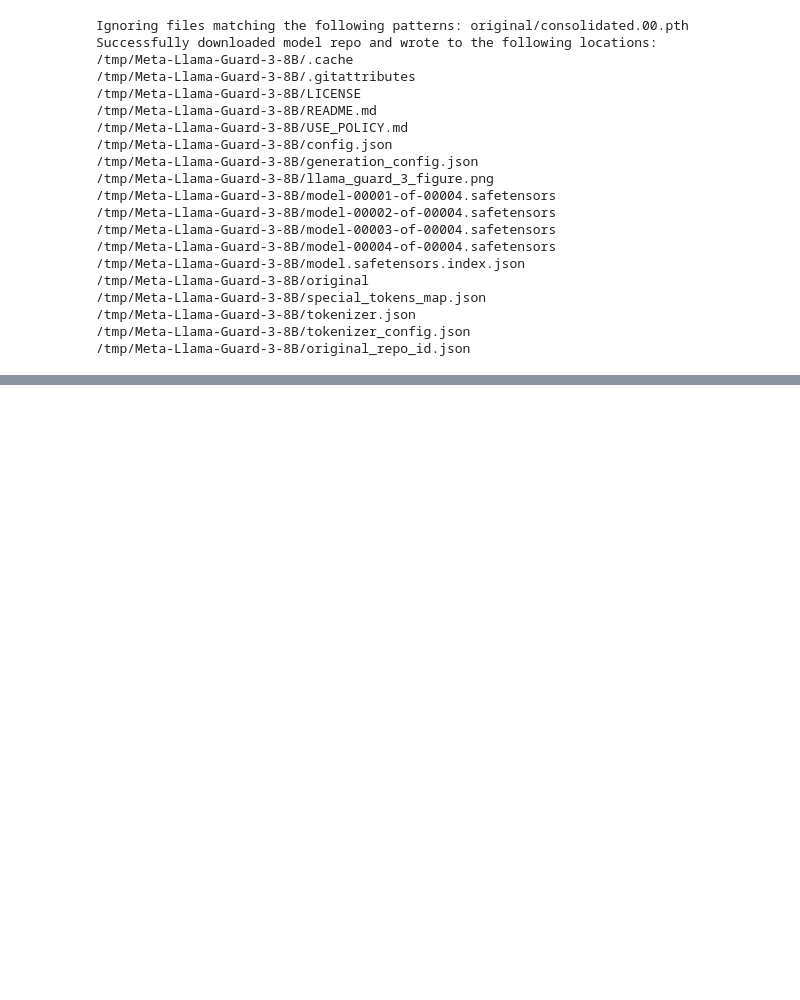
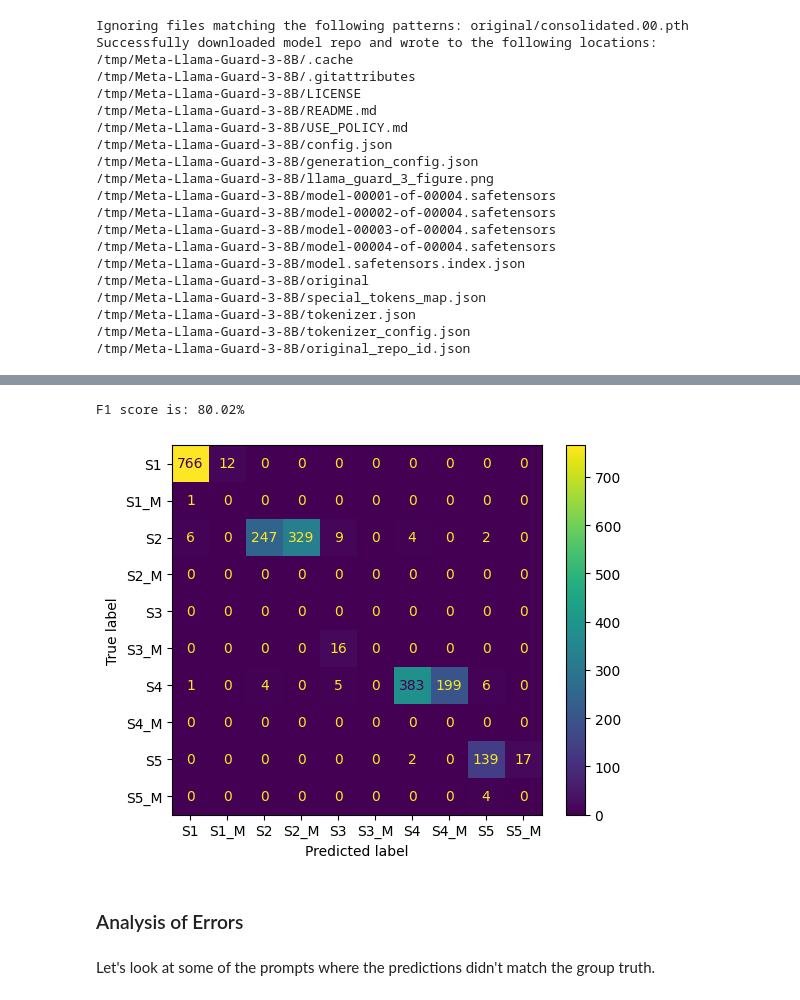
Before and after one commit to vikkubaligas/llama-cookbook, a Jupyter notebook: getting-started/responsible_ai/llama_guard/llama_guard_finetuning_multiple_violations_with_torchtune.ipynb, the cells around one changed output, grey strips where cells are left out. Drawn from its saved outputs; the diff is of its cells as text; code cells hidden in the pictures; blank space fills up the shorter version.

```diff
--- a/getting-started/responsible_ai/llama_guard/llama_guard_finetuning_multiple_violations_with_torchtune.ipynb
+++ b/getting-started/responsible_ai/llama_guard/llama_guard_finetuning_multiple_violations_with_torchtune.ipynb
@@ -670,0 +403,17 @@ Counter({'safe': 4698, 'unsafe\n012': 210, 'unsafe\n010': 90, 'unsafe\n01': 65,
+# %%
+import datasets
+
+val_dataset = datasets.load_dataset("ai4privacy/pii-masking-200k", split="train")
+
+# Map the labels to the categories defined above
+VAL_MAPPING = {"NAME": "S1",
+           "IPV4": "S2",
+           "IPV6": "S2",
+           "IP": "S2",
+           "PHONE_NUMBER": "S3",
+           "ZIPCODE": "S4",
+           "COUNTY": "S4",
+           "STREET": "S4",
+           "CITY": "S4",
+           "CREDITCARDNUMBER": "S5",
+           "CREDITCARDCVV": "S5"}
@@ -670,0 +557,25 @@ Counter({'safe': 4698, 'unsafe\n012': 210, 'unsafe\n010': 90, 'unsafe\n01': 65,
+# %%
+count = 0
+json_v_data = []
+errors = []
+for x in val_dataset.to_iterable_dataset():
+
+    labels = []
+    for item in x['mbert_bio_labels']:
+        for key in VAL_MAPPING.keys():
+            if key in item:
+                labels.append(VAL_MAPPING[key])
+    labels = list(set(labels))
+    if not labels or len(labels) < 2:
+        continue
+
+    output = "unsafe\n" + ",".join(labels)
+
+    count += 1
+    if count >=1000:
+        break
+
+    json_v_data.append({
+        "prompt":x['source_text'],
+        "output":output,
+    })
@@ -670,0 +586,9 @@ Counter({'safe': 4698, 'unsafe\n012': 210, 'unsafe\n010': 90, 'unsafe\n01': 65,
+# %%
+validate_safety(json_v_data)
+# %% [output]
+F1 score is: 80.02%
+[figure, added]
+# %% [markdown]
+### Analysis of Errors
+# %% [markdown]
+Let's look at some of the prompts where the predictions didn't match the group truth.
```
Also changed, not shown: parts of 50 cells of this notebook, 2 other files.
